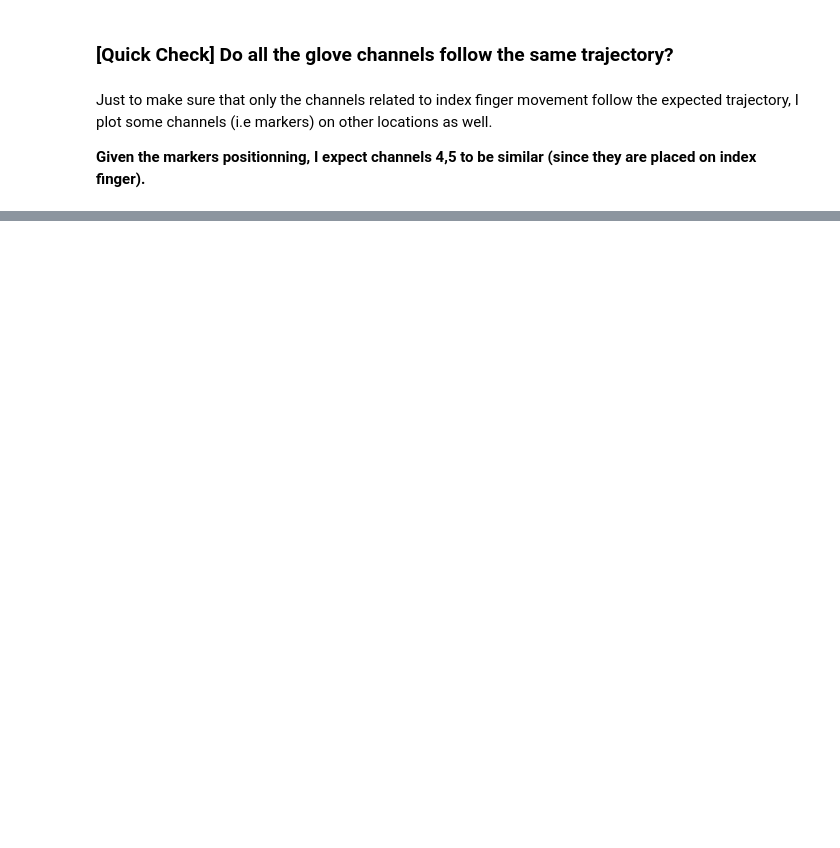
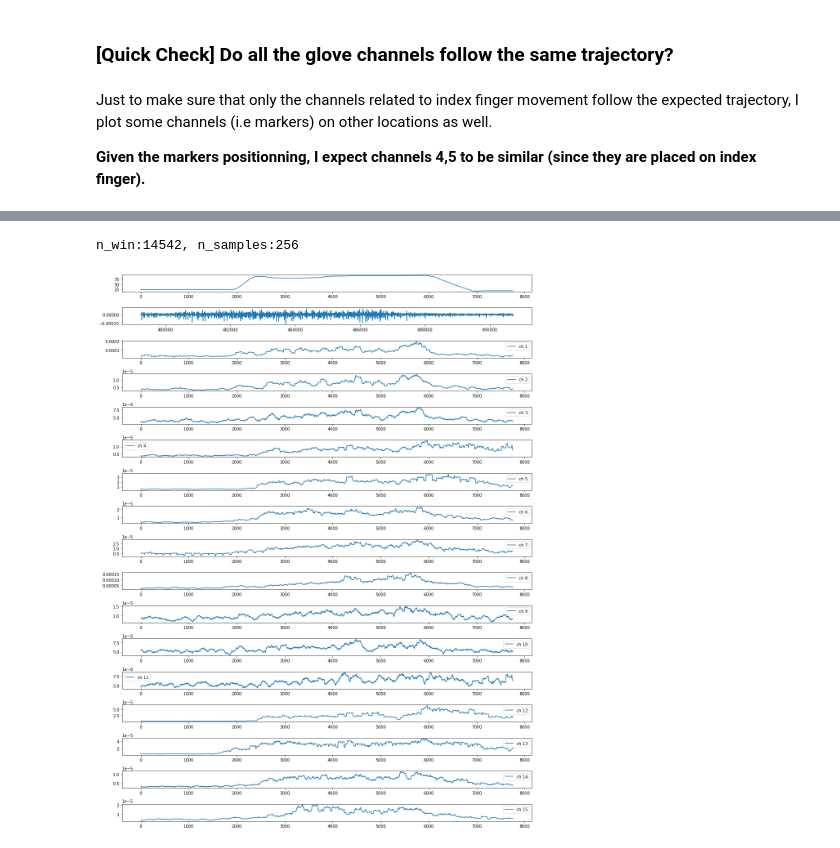
Before and after one commit to FarahBaracat/ninapro_db8, a Jupyter notebook: EDA-NinaPro_DB8.ipynb, the cells around one changed output, grey strips where cells are left out. Saved outputs shown, nothing was run; the diff lists cells and outputs as text; code cells hidden in the pictures; blank space fills up the shorter version.

```diff
--- a/EDA-NinaPro_DB8.ipynb
+++ b/EDA-NinaPro_DB8.ipynb
@@ -361,6 +361,8 @@ glove_df['time'] = rec_time
 glove_df['restimulus']= mat['restimulus']
 glove_df['rerepetition']= mat['rerepetition']
 glove_df['trial'] = emg_df['trial']
+glove_df['stimulus'] = mat['stimulus']
+emg_df['stimulus'] = mat['stimulus']
 
 print(f"Checking on unique restimulus {glove_df[glove_df['rerepetition']==2]['restimulus'].unique()}")
 print(f"Checking on id of first repetition per restimulus:\n {glove_df.groupby('restimulus')['rerepetition'].first()}")
@@ -566,0 +504,6 @@ plt.tight_layout()
+# %%
+index_stim = 3
+
+emg_df.shape
+
+emg_df.columns
@@ -566,0 +525,3 @@ plt.tight_layout()
+# %%
+time_bin_rep = np.linspace(0, (10* 500)/10)
+time_bin_rep
@@ -566,0 +614,28 @@ plt.tight_layout()
+# %%
+rep = 1
+emg_rms, glove_rms, time_bin_rep = get_rms_for_trial(emg_df, glove_df, 0.128, 0.01, FS, rep=rep)
+
+emg_trial = emg_df[(emg_df['restimulus'] == index_stim) & (emg_df['rerepetition'] == rep)]
+
+
+# time_bin_rep.shape, glove_rms.shape, emg_rms.shape
+
+fig = plt.figure(figsize=(15,20))
+gs= gridspec.GridSpec(nrows=18, ncols=1)
+ax  = fig.add_subplot(gs[0])
+
+ax.plot(glove_rms)
+ax  = fig.add_subplot(gs[1])
+ax.plot(emg_trial[0])
+
+
+
+for sub in range(2,N_CH+1,1):
+    ax  = fig.add_subplot(gs[sub])
+
+    ax.plot(emg_rms[sub-1,0,:], label=f'ch {sub-1}');
+    plt.tight_layout()
+    plt.legend()
+# %% [output]
+n_win:14542, n_samples:256
+[figure, added]
```
Also changed, not shown: parts of 30 cells of this notebook, 2 other files.
